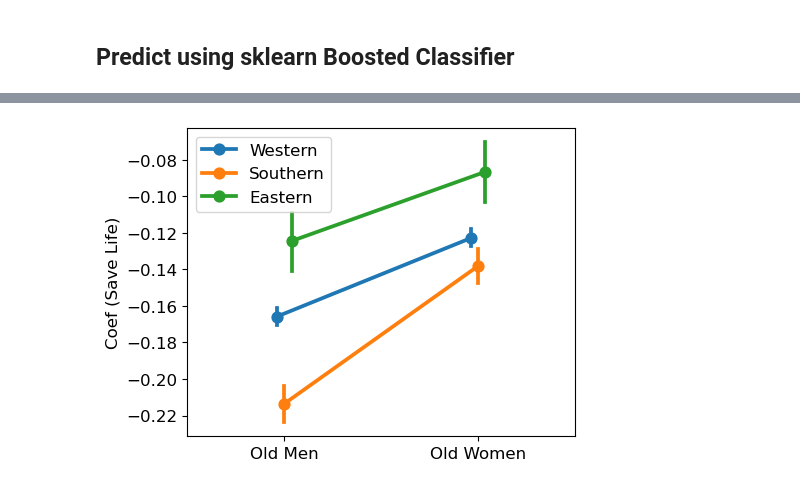
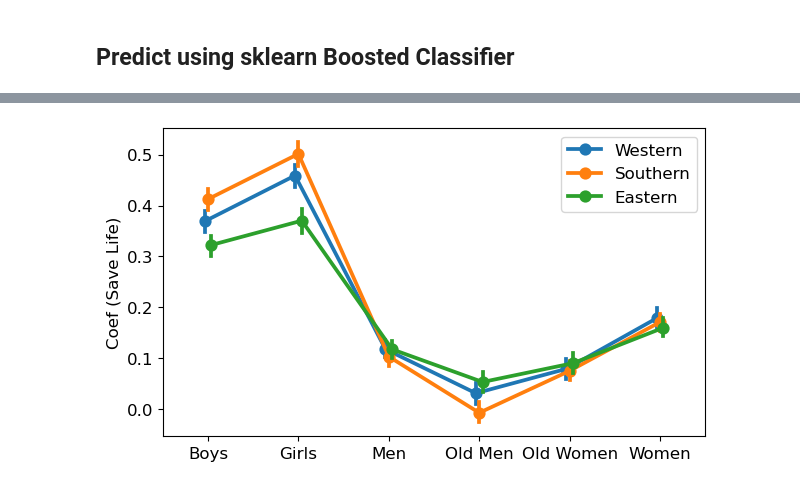
Before and after one commit to marcelbinz/sources-of-variability, a Jupyter notebook: mm-variability-predictors.ipynb, the cells around one changed output, grey strips where cells are left out. Saved outputs shown, nothing was run; the diff lists cells and outputs as text; code cells hidden in the pictures.

```diff
--- a/mm-variability-predictors.ipynb
+++ b/mm-variability-predictors.ipynb
@@ -54,5 +121,5 @@ df_use["oldwomen_rml"] = df_use["right_oldwoman"] - df_use["left_oldwoman"]
 # %%
-X_train = df_use[["sid_unique", "oldmen_rml", "oldwomen_rml"]]
+X_train = df_use[["sid_unique", "oldmen_rml", "oldwomen_rml", "boys_rml", "girls_rml", "men_rml", "women_rml"]]
 y_train = df_use[["sid_unique", "right_picked"]]
 # %%
 def fit_subject(current_id):
@@ -60,6 +127,10 @@ def fit_subject(current_id):
     X = X_train.query(f"""sid_unique == '{current_id}'""").drop(columns=["sid_unique"])
     y = np.ravel(y_train.query(f"""sid_unique == '{current_id}'""").drop(columns=["sid_unique"]))
     m.fit(X, y)
-    return [current_id, np.round(m.coef_[0, 0], 2), np.round(m.coef_[0, 1], 2)]
+    return [
+        current_id, np.round(m.coef_[0, 0], 2), np.round(m.coef_[0, 1], 2),
+        np.round(m.coef_[0, 2], 2), np.round(m.coef_[0, 3], 2),
+        np.round(m.coef_[0, 4], 2), np.round(m.coef_[0, 5], 2)
+    ]
 # %%
 ids_subset = df_sample["sid_unique"].to_list()
@@ -69,5 +137,5 @@ import pickle
 # %%
-is_fit = False
+is_fit = True
 # %%
 if is_fit:
     t_start = os.times()[1]
@@ -85,6 +153,6 @@ time serial: 22.939999999999998
 # %%
 df_betas = pd.DataFrame(np.array(l_coefs))
-df_betas.columns=["sid_unique", "oldmen_rml", "oldwomen_rml"]
+df_betas.columns=["sid_unique", "oldmen_rml", "oldwomen_rml", "boys_rml", "girls_rml", "men_rml", "women_rml"]
 # %%
 df_betas = pd.merge(df_betas, df_cluster_assignment, how="left", on="sid_unique")
 # %%
@@ -98,18 +199,18 @@ df_means = df_betas_long.groupby(["country_cluster", "variable"])["value"].agg([
 # %%
-f, ax = plt.subplots(1, 1, figsize=(5, 4))
+f, ax = plt.subplots(1, 1, figsize=(7, 4))
 
 sns.pointplot(data=df_betas_long, x="variable", y="value", hue="country_cluster", errorbar=("ci", 95), dodge=True)
-ax.set_xticklabels(["Old Men", "Old Women"], fontsize=12)
+ax.set_xticklabels(["Boys", "Girls", "Men", "Old Men", "Old Women", "Women"], fontsize=12)
 ax.set_ylabel("Coef (Save Life)", fontsize=12)
 ax.set_xlabel("")
 ax.legend(title="", fontsize=12)
 
 ax.set_yticklabels(ax.get_yticklabels(), fontsize=12)
 
 
 plt.savefig("figures/variability-age-means.pdf")
 # %% [output]
-[figure, old version]
+[figure, new version]
 # %%
 np.corrcoef(df_betas["oldmen_rml"].astype(np.float16), df_betas["oldwomen_rml"].astype(np.float16))
 # %% [output]
```
Also changed, not shown: parts of 22 cells of this notebook.
